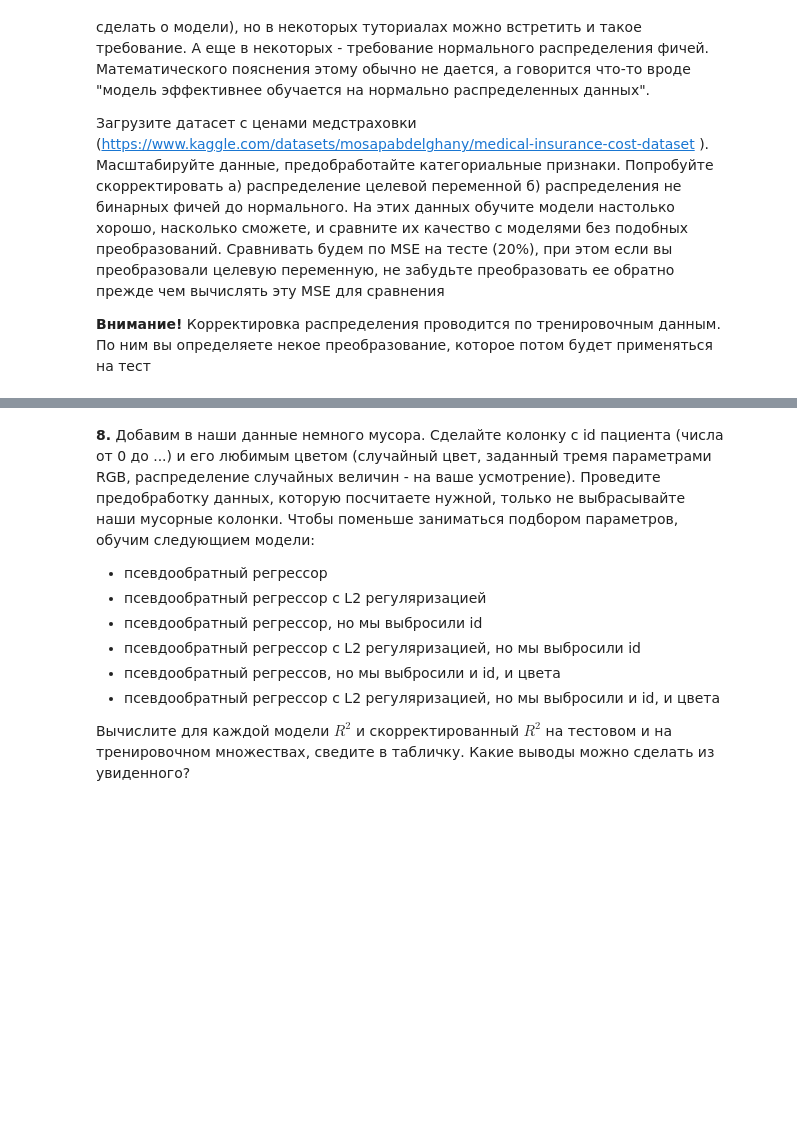
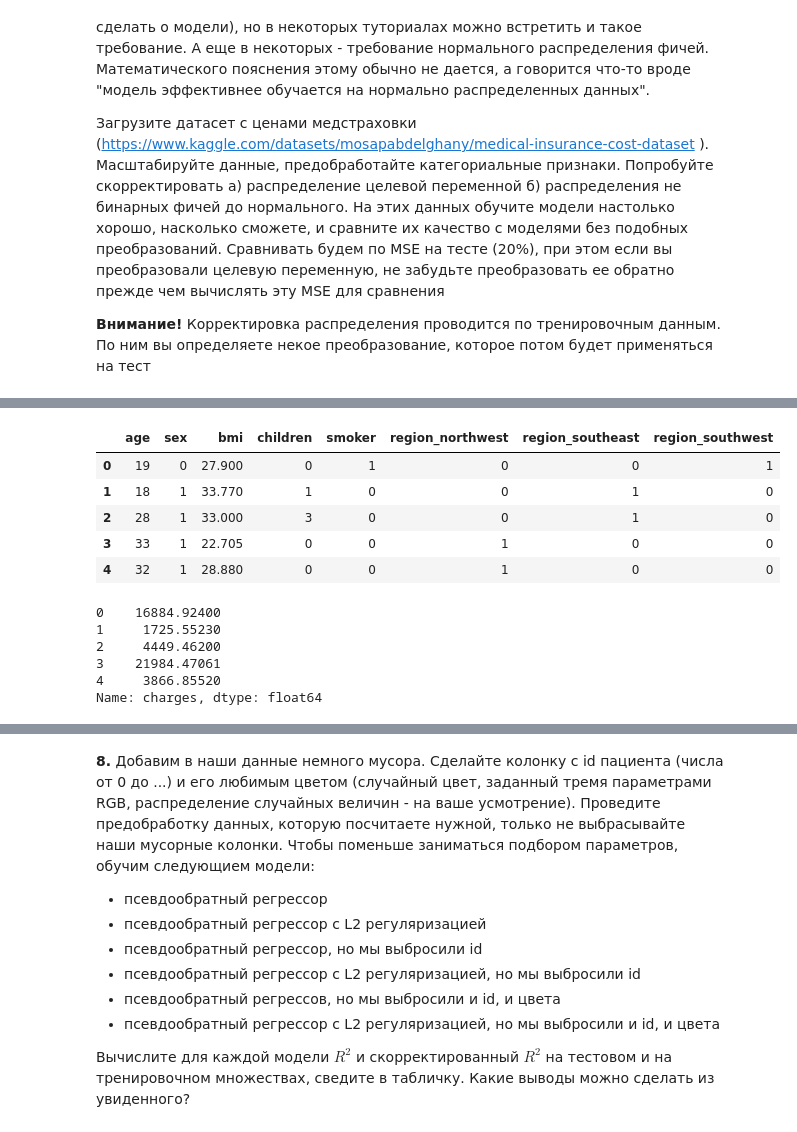
Before and after one commit to UladzislauShuman/university_homework, a Jupyter notebook: famcs_homework/ML/lab2/LB2_template.ipynb, the cells around one changed output, grey strips where cells are left out. Cells and saved outputs as stored; diff of their text form; code cells hidden in the pictures; blank space fills up the shorter version.

```diff
--- a/famcs_homework/ML/lab2/LB2_template.ipynb
+++ b/famcs_homework/ML/lab2/LB2_template.ipynb
@@ -637,0 +707,31 @@ display(df_comparison)
+# %%
+# обработка бинарных признаков и категорий
+df_processed = df_insurance.copy()
+
+df_processed['sex'] = df_processed['sex'].map({'female': 0, 'male': 1})
+df_processed['smoker'] = df_processed['smoker'].map({'no': 0, 'yes': 1})
+
+df_processed = pd.get_dummies(df_processed, columns=['region'], drop_first=True, dtype=int)
+
+X_processed = df_processed.drop('charges', axis=1)
+y_processed = df_processed['charges']
+
+X_train_processed, X_test_processed, y_train_processed, y_test_processed = train_test_split(
+    X_processed, y_processed, test_size=0.2, random_state=42
+)
+
+display(X_processed.head())
+display(y_processed.head())
+# %% [output]
+|  | age | sex | bmi | children | smoker | region_northwest | region_southeast | region_southwest |
+| 0 | 19 | 0 | 27.900 | 0 | 1 | 0 | 0 | 1 |
+| 1 | 18 | 1 | 33.770 | 1 | 0 | 0 | 1 | 0 |
+| 2 | 28 | 1 | 33.000 | 3 | 0 | 0 | 1 | 0 |
+| 3 | 33 | 1 | 22.705 | 0 | 0 | 1 | 0 | 0 |
+| 4 | 32 | 1 | 28.880 | 0 | 0 | 1 | 0 | 0 |
+0    16884.92400
+1     1725.55230
+2     4449.46200
+3    21984.47061
+4     3866.85520
+Name: charges, dtype: float64
```
Also changed, not shown: parts of 17 cells of this notebook, 1 other file.
